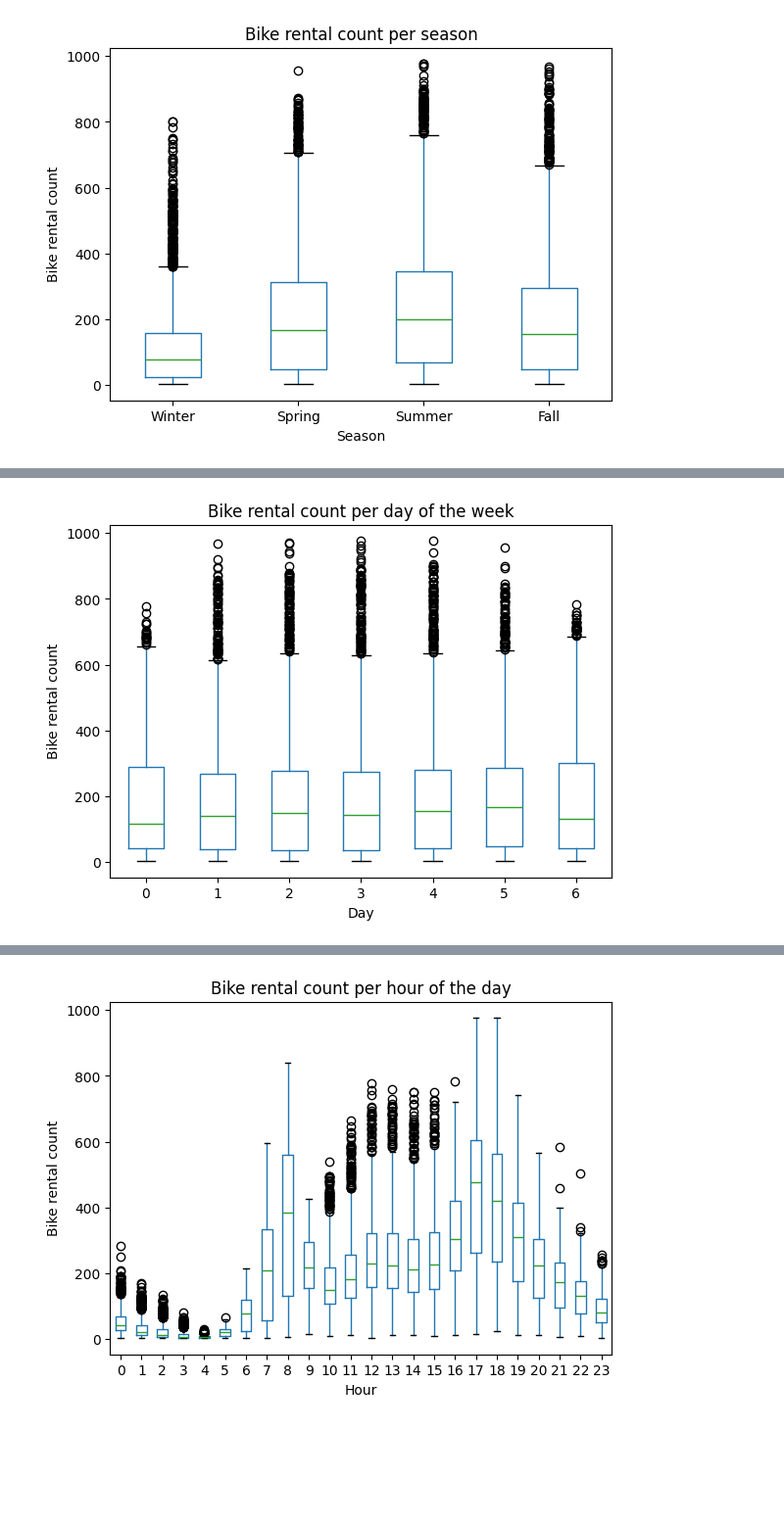
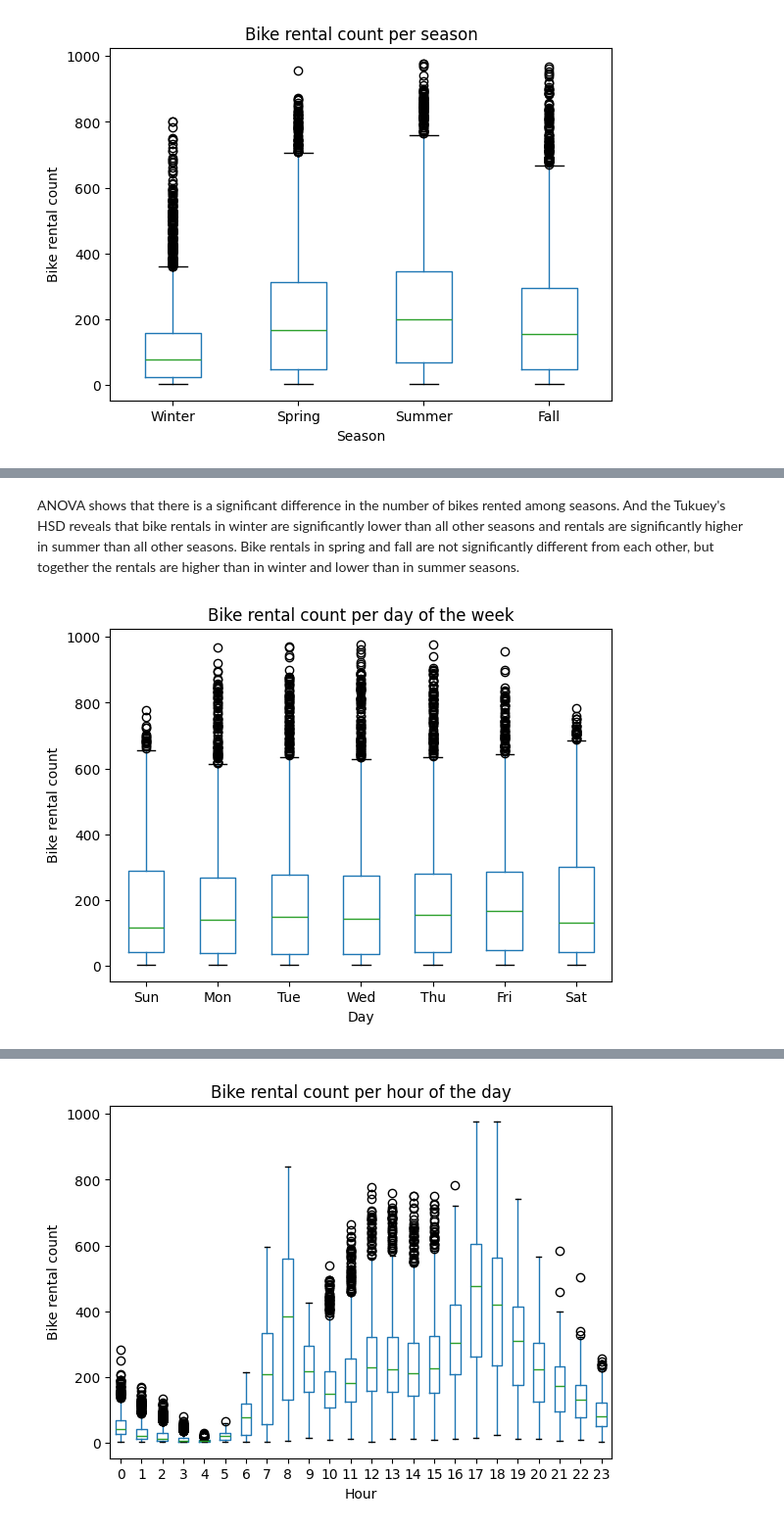
Before and after one commit to paulcarvalho/Bike-Sharing-EDA, a Jupyter notebook: bike_sharing_eda.ipynb, the cells around one changed output, grey strips where cells are left out. Shown at 98% size. Cells and saved outputs as stored; diff of their text form; code cells hidden in the pictures; blank space fills up the shorter version.

```diff
--- a/bike_sharing_eda.ipynb
+++ b/bike_sharing_eda.ipynb
@@ -122,9 +158,13 @@ plt.show()
+# %% [markdown]
+ANOVA shows that there is a significant difference in the number of bikes rented among seasons. And the Tukuey's HSD reveals that bike rentals in winter are significantly lower than all other seasons and rentals are significantly higher in summer than all other seasons. Bike rentals in spring and fall are not significantly different from each other, but together the rentals are higher than in winter and lower than in summer seasons.
 # %%
 combined_df.boxplot(column="cnt", by="weekday", grid=False)
 plt.title("Bike rental count per day of the week")
 plt.suptitle('')
 plt.xlabel("Day")
 plt.ylabel("Bike rental count")
+plt.xticks(np.arange((combined_df["weekday"].nunique()))+1,
+           labels=["Sun", "Mon", "Tue", "Wed", "Thu", "Fri", "Sat"])
 plt.show()
 # %% [output]
-[figure, old version]
+[figure, new version]
```
Also changed, not shown: parts of 18 cells of this notebook.
